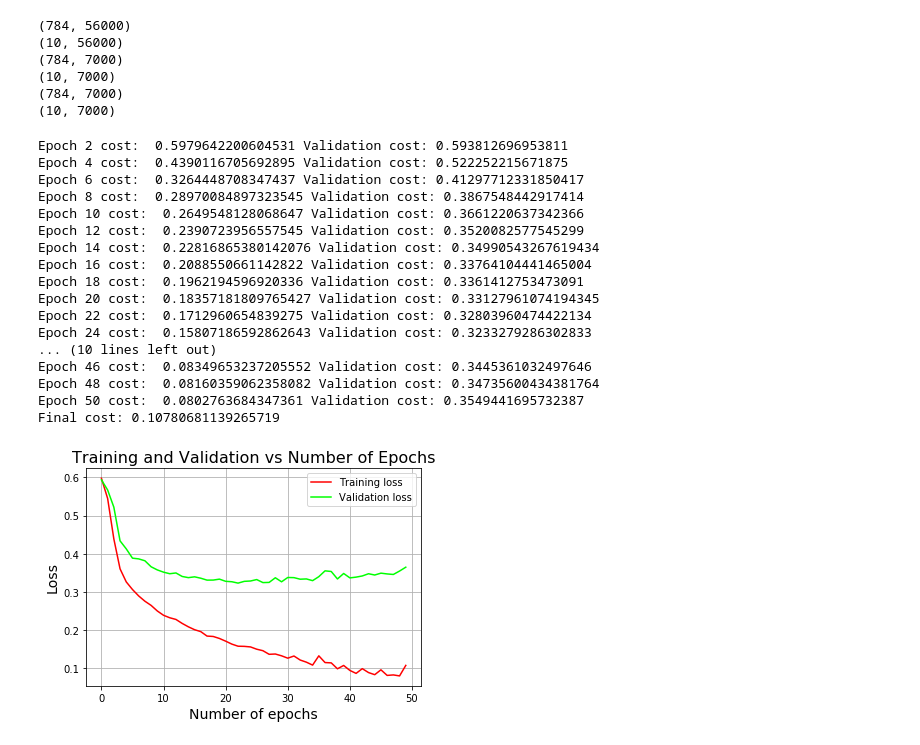
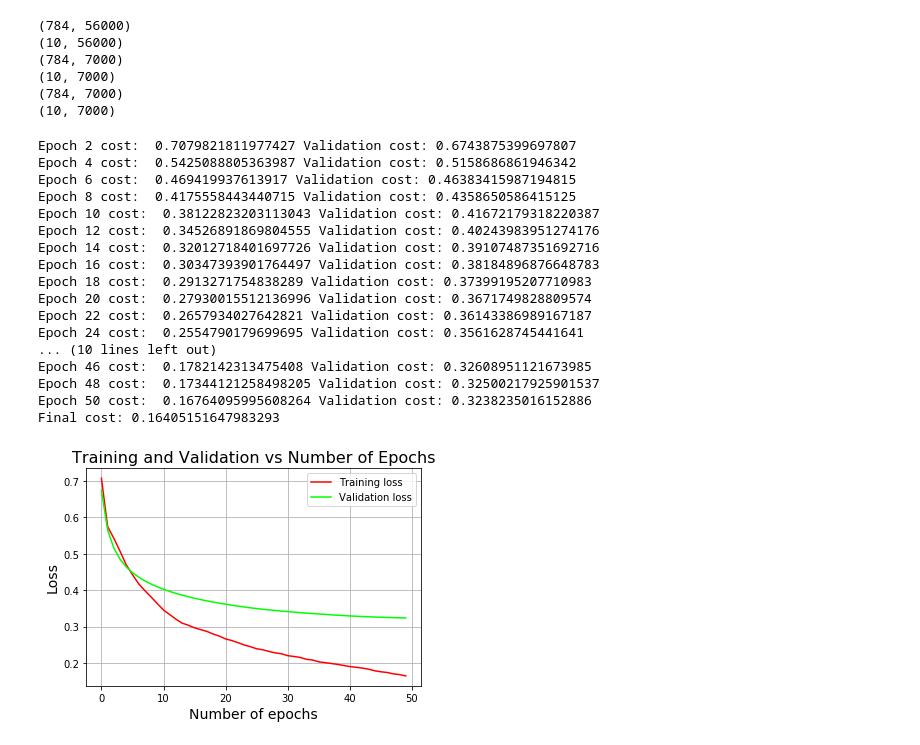
Before and after one commit to tfredrick112/CS6910-A1, a Jupyter notebook: working_incomplete.ipynb, the cells around one changed output. Drawn from its saved outputs; the diff is of its cells as text; code cells hidden in the pictures.

Commit message:
added nesterov

```diff
--- a/working_incomplete.ipynb
+++ b/working_incomplete.ipynb
@@ -206,6 +207,7 @@ def NN_fit(X,y,X_val,y_val,layer_dims,learning_rate=0.01, activation_f='sigmoid'
     validation_epoch_cost=[]
     prev_epoch_cost = 100000
     curr_epoch_cost =0
+    params_look_ahead = params.copy()
 
     count = 1
     while abs(prev_epoch_cost-curr_epoch_cost) > 1e-7 and count<=epochs:
@@ -213,17 +215,28 @@ def NN_fit(X,y,X_val,y_val,layer_dims,learning_rate=0.01, activation_f='sigmoid'
         count+=1
 
         for i in range(0, X.shape[1], batch_size):
+            if optimizer == 'nesterov':
 
-            output,A,Z = forward_propagate(X[:,i:i+batch_size],params,activation_f)
+                L = len(params)//2
+                for l in range(1,L+1):
+                    params_look_ahead["W"+str(l)] = params["W"+str(l)] - beta*previous_updates["W"+str(l)]
+                    params_look_ahead["b"+str(l)] = params["b"+str(l)] - beta*previous_updates["b"+str(l)]
 
-            gradients = backpropagate(output,y[:,i:i+batch_size],A,Z,params,activation_f)
+                output,A,Z = forward_propagate(X[:,i:i+batch_size],params_look_ahead,activation_f)
+                gradients = backpropagate(output,y[:,i:i+batch_size],A,Z,params_look_ahead,activation_f)
+                params,previous_updates = update_parameters_momentum(params, gradients, learning_rate, beta, previous_updates)
 
-            if optimizer == 'sgd':
-                params = update_params_sgd(params,gradients,learning_rate)
-            if optimizer == 'momentum':
-                params,previous_updates = update_parameters_momentum(params, gradients, learning_rate, beta, previous_updates)
-            if optimizer == 'RMSprop':
-                params,previous_updates = update_parameters_RMSprop(params, gradients, learning_rate, beta, previous_updates)
+            else:
+                output,A,Z = forward_propagate(X[:,i:i+batch_size],params,activation_f)
+
+                gradients = backpropagate(output,y[:,i:i+batch_size],A,Z,params,activation_f)
+
+                if optimizer == 'sgd':
+                    params = update_params_sgd(params,gradients,learning_rate)
+                if optimizer == 'momentum':
+                    params,previous_updates = update_parameters_momentum(params, gradients, learning_rate, beta, previous_updates)
+                if optimizer == 'RMSprop':
+                    params,previous_updates = update_parameters_RMSprop(params, gradients, learning_rate, beta, previous_updates)
 
         cost = compute_multiclass_loss(y[:,i:i+batch_size], output)
         epoch_cost.append(cost)
@@ -251,26 +264,26 @@ def NN_evaluate(Y_hat,Y_test):
     print(classification_report(predictions, labels))
 # %%
 layer_dims= [X_train.shape[0],64,64,classes]
-params,epoch_cost = NN_fit(X_train,Y_train,X_val,Y_val,layer_dims,0.001,'relu','xavier','RMSprop',512,50)
+params,epoch_cost = NN_fit(X_train,Y_train,X_val,Y_val,layer_dims,0.1,'relu','xavier','nesterov',512,50)
 # %% [output]
-Epoch 2 cost:  0.5979642200604531 Validation cost: 0.593812696953811
-Epoch 4 cost:  0.4390116705692895 Validation cost: 0.522252215671875
-Epoch 6 cost:  0.3264448708347437 Validation cost: 0.41297712331850417
-Epoch 8 cost:  0.28970084897323545 Validation cost: 0.3867548442917414
-Epoch 10 cost:  0.2649548128068647 Validation cost: 0.3661220637342366
-Epoch 12 cost:  0.2390723956557545 Validation cost: 0.3520082577545299
-Epoch 14 cost:  0.22816865380142076 Validation cost: 0.34990543267619434
-Epoch 16 cost:  0.2088550661142822 Validation cost: 0.33764104441465004
-Epoch 18 cost:  0.1962194596920336 Validation cost: 0.3361412753473091
-Epoch 20 cost:  0.18357181809765427 Validation cost: 0.33127961074194345
-Epoch 22 cost:  0.1712960654839275 Validation cost: 0.32803960474422134
-Epoch 24 cost:  0.15807186592862643 Validation cost: 0.3233279286302833
+Epoch 2 cost:  0.7079821811977427 Validation cost: 0.6743875399697807
+Epoch 4 cost:  0.5425088805363987 Validation cost: 0.5158686861946342
+Epoch 6 cost:  0.469419937613917 Validation cost: 0.46383415987194815
+Epoch 8 cost:  0.4175558443440715 Validation cost: 0.4358650586415125
+Epoch 10 cost:  0.38122823203113043 Validation cost: 0.41672179318220387
+Epoch 12 cost:  0.34526891869804555 Validation cost: 0.40243983951274176
+Epoch 14 cost:  0.32012718401697726 Validation cost: 0.39107487351692716
+Epoch 16 cost:  0.30347393901764497 Validation cost: 0.38184896876648783
+Epoch 18 cost:  0.2913271754838289 Validation cost: 0.37399195207710983
+Epoch 20 cost:  0.27930015512136996 Validation cost: 0.3671749828809574
+Epoch 22 cost:  0.2657934027642821 Validation cost: 0.36143386989167187
+Epoch 24 cost:  0.2554790179699695 Validation cost: 0.3561628745441641
 ... (10 lines left out)
-Epoch 46 cost:  0.08349653237205552 Validation cost: 0.3445361032497646
-Epoch 48 cost:  0.08160359062358082 Validation cost: 0.34735600434381764
-Epoch 50 cost:  0.0802763684347361 Validation cost: 0.3549441695732387
-Final cost: 0.10780681139265719
+Epoch 46 cost:  0.1782142313475408 Validation cost: 0.32608951121673985
+Epoch 48 cost:  0.17344121258498205 Validation cost: 0.32500217925901537
+Epoch 50 cost:  0.16764095995608264 Validation cost: 0.3238235016152886
+Final cost: 0.16405151647983293
-[figure, old version]
+[figure, new version]
 # %%
 from sklearn.metrics import classification_report
 
```
Also changed, not shown: parts of 2 cells of this notebook.
